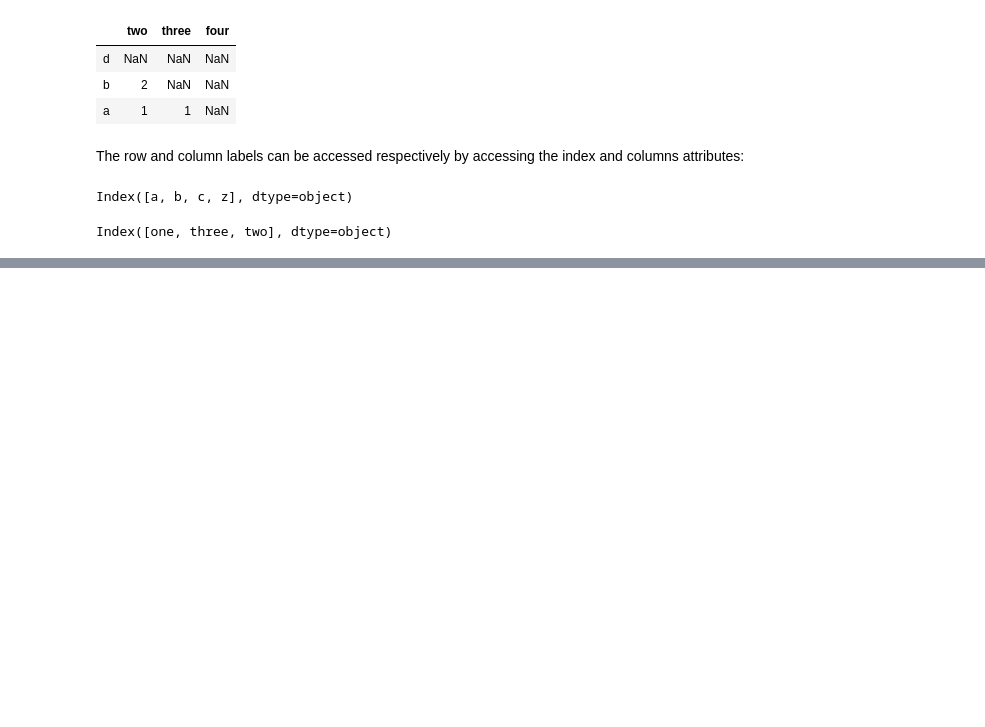
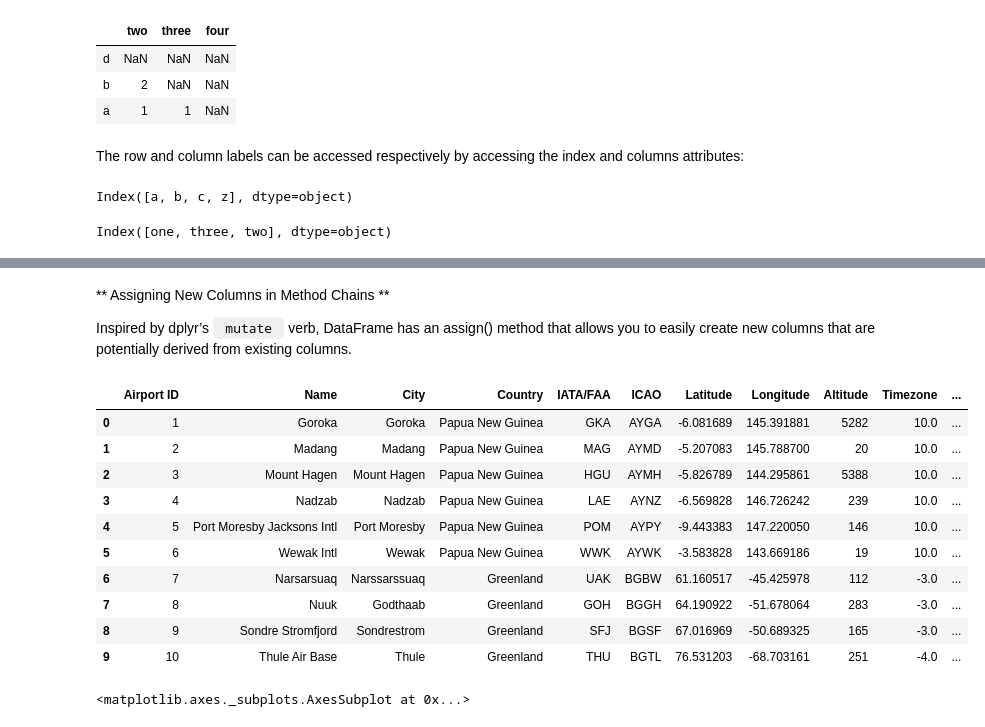
Before and after one commit to smorv/data_mining, a Jupyter notebook: notes/Pandas Structures.ipynb, the cells around one changed output, grey strips where cells are left out. Cells and saved outputs as stored; diff of their text form; code cells hidden in the pictures; blank space fills up the shorter version.

```diff
--- a/notes/Pandas Structures.ipynb
+++ b/notes/Pandas Structures.ipynb
@@ -394,0 +511,9 @@ Index([one, three, two], dtype=object)
+# %%
+import urllib2
+
+url = 'https://raw.githubusercontent.com/jpatokal/openflights/master/data/airports.dat'
+response = urllib2.urlopen(url)
+head = ["Airport ID", "Name", "City", "Country", "IATA/FAA", "ICAO", "Latitude", "Longitude",
+        "Altitude", "Timezone", "DST", "Tz database time zone"]
+data_frame = pd.read_csv(response,names=head)
+data_frame.head()
@@ -394,0 +545,4 @@ Index([one, three, two], dtype=object)
+# %%
+data_frame["Altitude (m)"] = (data_frame["Altitude"] * 0.3048)
+data_frame["Seaside"] = data_frame["Altitude (m)"] < 20
+data_frame[data_frame["Seaside"]].head()
@@ -394,0 +556,6 @@ Index([one, three, two], dtype=object)
+# %%
+# Columns can be deleted or popped like with a dict:
+del data_frame["Altitude"]
+seaside = data_frame.pop('Seaside')
+print seaside.head()
+data_frame.head()
@@ -394,0 +575,25 @@ Index([one, three, two], dtype=object)
+# %%
+# When inserting a scalar value, it will naturally be propagated to fill the column:
+data_frame["Infrastructure"] = "Airport"
+# %% [markdown]
+** Assigning New Columns in Method Chains **
+
+Inspired by dplyr’s <code> mutate </code> verb, DataFrame has an assign() method that allows you to easily create new columns that are potentially derived from existing columns.
+# %%
+(data_frame.assign(hemisphere_north = lambda x: x['Latitude'].astype(float) > 0)).head(10)
+# %% [output]
+|  | Airport ID | Name | City | Country | IATA/FAA | ICAO | Latitude | Longitude | Altitude | Timezone | ... |
+| 0 | 1 | Goroka | Goroka | Papua New Guinea | GKA | AYGA | -6.081689 | 145.391881 | 5282 | 10.0 | ... |
+| 1 | 2 | Madang | Madang | Papua New Guinea | MAG | AYMD | -5.207083 | 145.788700 | 20 | 10.0 | ... |
+| 2 | 3 | Mount Hagen | Mount Hagen | Papua New Guinea | HGU | AYMH | -5.826789 | 144.295861 | 5388 | 10.0 | ... |
+| 3 | 4 | Nadzab | Nadzab | Papua New Guinea | LAE | AYNZ | -6.569828 | 146.726242 | 239 | 10.0 | ... |
+| 4 | 5 | Port Moresby Jacksons Intl | Port Moresby | Papua New Guinea | POM | AYPY | -9.443383 | 147.220050 | 146 | 10.0 | ... |
+| 5 | 6 | Wewak Intl | Wewak | Papua New Guinea | WWK | AYWK | -3.583828 | 143.669186 | 19 | 10.0 | ... |
+| 6 | 7 | Narsarsuaq | Narssarssuaq | Greenland | UAK | BGBW | 61.160517 | -45.425978 | 112 | -3.0 | ... |
+| 7 | 8 | Nuuk | Godthaab | Greenland | GOH | BGGH | 64.190922 | -51.678064 | 283 | -3.0 | ... |
+| 8 | 9 | Sondre Stromfjord | Sondrestrom | Greenland | SFJ | BGSF | 67.016969 | -50.689325 | 165 | -3.0 | ... |
+| 9 | 10 | Thule Air Base | Thule | Greenland | THU | BGTL | 76.531203 | -68.703161 | 251 | -4.0 | ... |
+# %%
+(data_frame.assign(hemisphere_north = lambda x: x['Latitude'].astype(float) > 0)).plot(kind='bar', x='hemisphere_north')
+# %% [output]
+<matplotlib.axes._subplots.AxesSubplot at 0x...>
```
Also changed, not shown: parts of 28 cells of this notebook, 3 other files.
